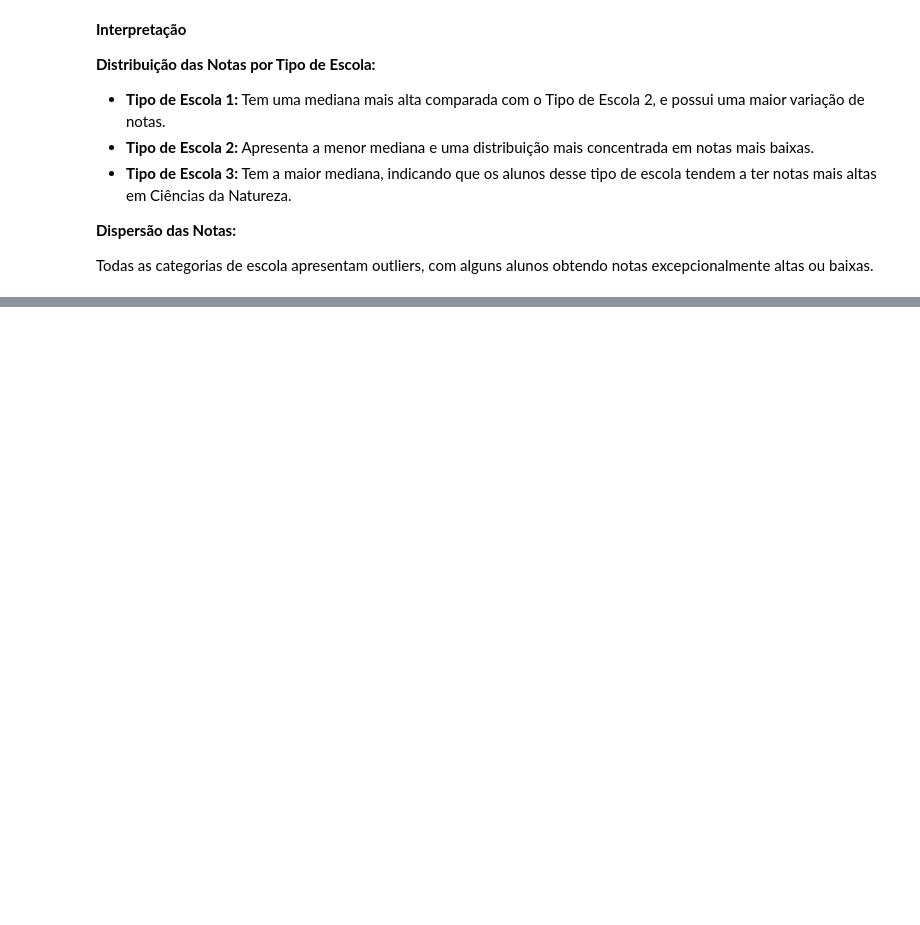
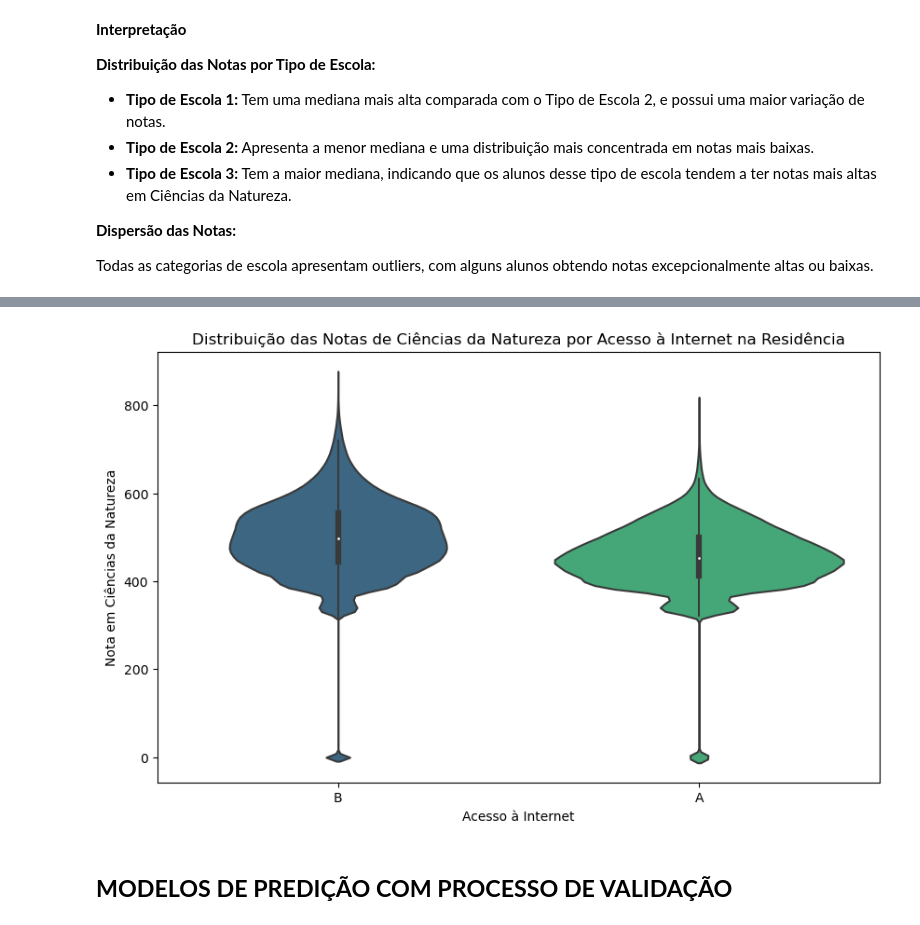
Before and after one commit to mathbelar/Projeto3, a Jupyter notebook: projeto3.ipynb, the cells around one changed output, grey strips where cells are left out. Saved outputs shown, nothing was run; the diff lists cells and outputs as text; code cells hidden in the pictures; blank space fills up the shorter version.

```diff
--- a/projeto3.ipynb
+++ b/projeto3.ipynb
@@ -208,0 +354,12 @@ Todas as categorias de escola apresentam outliers, com alguns alunos obtendo not
+# %%
+# Gráfico de Violino
+plt.figure(figsize=(10, 6))
+sns.violinplot(data=df_filtrado, x='Q025', y='NU_NOTA_CN', palette='viridis')
+plt.title('Distribuição das Notas de Ciências da Natureza por Acesso à Internet na Residência')
+plt.xlabel('Acesso à Internet')
+plt.ylabel('Nota em Ciências da Natureza')
+plt.show()
+# %% [output]
+[figure, added]
+# %% [markdown]
+## **MODELOS DE PREDIÇÃO COM PROCESSO DE VALIDAÇÃO**
```
Also changed, not shown: parts of 12 cells of this notebook.
